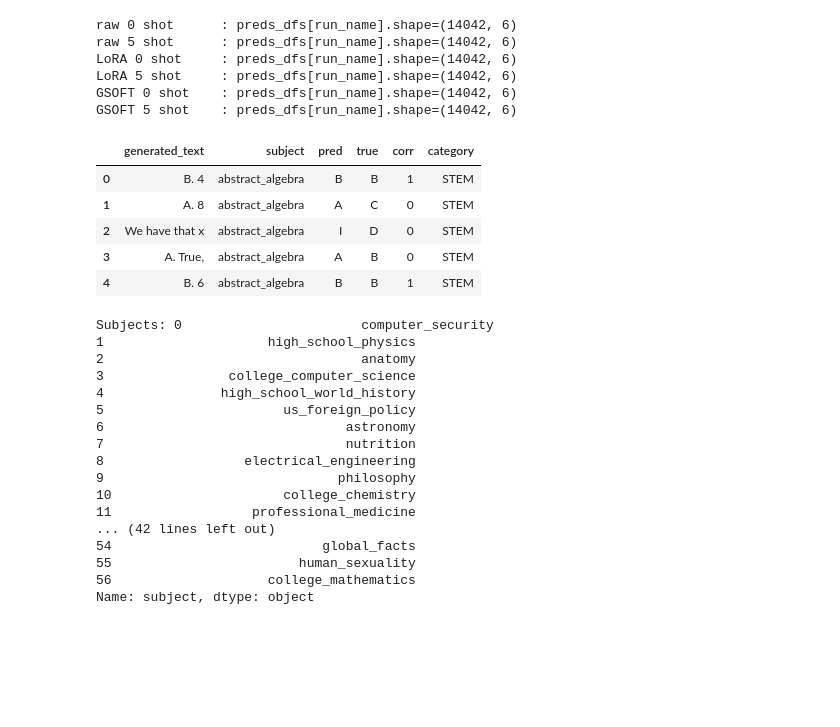
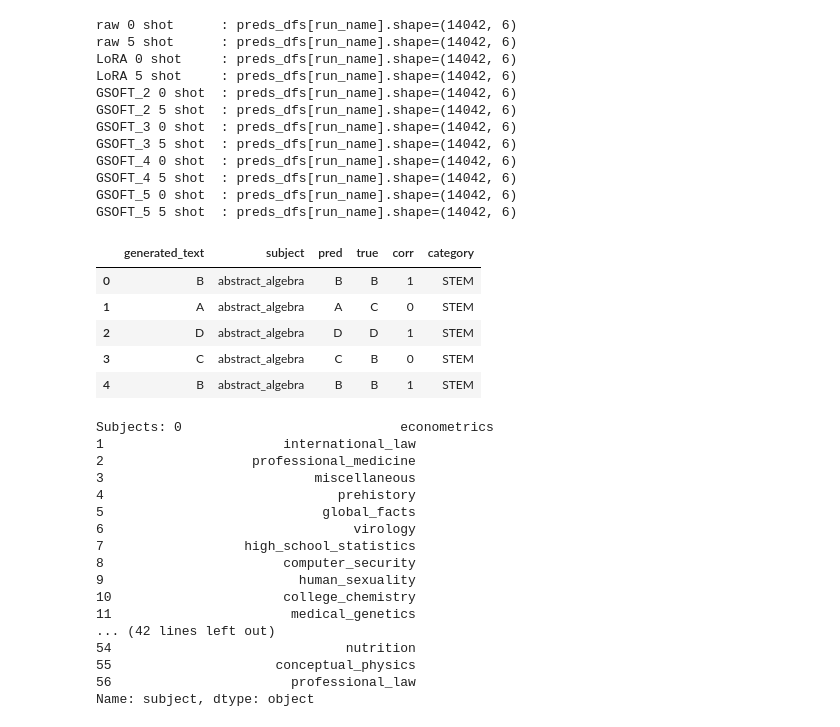
Before and after one commit to Bogachevv/OrthogonalFineTune, a Jupyter notebook: view_preds.ipynb, the cells around one changed output. Saved outputs shown, nothing was run; the diff lists cells and outputs as text; code cells hidden in the pictures; blank space fills up the shorter version.

```diff
--- a/view_preds.ipynb
+++ b/view_preds.ipynb
@@ -9,10 +9,16 @@ import pickle
 preds_path_ls = [
     ('raw 0 shot',   r'C:\Users\Vladimir\PycharmProjects\OrthogonalFineTune\test_preds\Raw_0sh.bin'),
     ('raw 5 shot',   r'C:\Users\Vladimir\PycharmProjects\OrthogonalFineTune\test_preds\Raw_5sh.bin'),
-    ('LoRA 0 shot',  r'C:\Users\Vladimir\PycharmProjects\OrthogonalFineTune\test_preds\LoRA-cfg13_0sh.bin'),
-    ('LoRA 5 shot',  r'C:\Users\Vladimir\PycharmProjects\OrthogonalFineTune\test_preds\LoRA-cfg13_5sh.bin'),
-    ('GSOFT 0 shot', r'C:\Users\Vladimir\PycharmProjects\OrthogonalFineTune\test_preds\GSOFT-cfg0_0sh.bin'),
-    ('GSOFT 5 shot', r'C:\Users\Vladimir\PycharmProjects\OrthogonalFineTune\test_preds\GSOFT-cfg0_5sh.bin'),
+    ('LoRA 0 shot',  r'C:\Users\Vladimir\PycharmProjects\OrthogonalFineTune\test_preds\LoRA-cfg17_0sh.bin'),
+    ('LoRA 5 shot',  r'C:\Users\Vladimir\PycharmProjects\OrthogonalFineTune\test_preds\LoRA-cfg17_5sh.bin'),
+    ('GSOFT_2 0 shot', r'C:\Users\Vladimir\PycharmProjects\OrthogonalFineTune\test_preds\GSOFT-cfg2_0sh.bin'),
+    ('GSOFT_2 5 shot', r'C:\Users\Vladimir\PycharmProjects\OrthogonalFineTune\test_preds\GSOFT-cfg2_5sh.bin'),
+    ('GSOFT_3 0 shot', r'C:\Users\Vladimir\PycharmProjects\OrthogonalFineTune\test_preds\GSOFT-cfg3_0sh.bin'),
+    ('GSOFT_3 5 shot', r'C:\Users\Vladimir\PycharmProjects\OrthogonalFineTune\test_preds\GSOFT-cfg3_5sh.bin'),
+    ('GSOFT_4 0 shot', r'C:\Users\Vladimir\PycharmProjects\OrthogonalFineTune\test_preds\GSOFT-cfg4_0sh.bin'),
+    ('GSOFT_4 5 shot', r'C:\Users\Vladimir\PycharmProjects\OrthogonalFineTune\test_preds\GSOFT-cfg4_5sh.bin'),
+    ('GSOFT_5 0 shot', r'C:\Users\Vladimir\PycharmProjects\OrthogonalFineTune\test_preds\GSOFT-cfg5_0sh.bin'),
+    ('GSOFT_5 5 shot', r'C:\Users\Vladimir\PycharmProjects\OrthogonalFineTune\test_preds\GSOFT-cfg5_5sh.bin'),
 ]
 # %%
 preds_dfs = {}
@@ -27,17 +33,23 @@ raw 0 shot      : preds_dfs[run_name].shape=(14042, 6)
 raw 5 shot      : preds_dfs[run_name].shape=(14042, 6)
 LoRA 0 shot     : preds_dfs[run_name].shape=(14042, 6)
 LoRA 5 shot     : preds_dfs[run_name].shape=(14042, 6)
-GSOFT 0 shot    : preds_dfs[run_name].shape=(14042, 6)
-GSOFT 5 shot    : preds_dfs[run_name].shape=(14042, 6)
+GSOFT_2 0 shot  : preds_dfs[run_name].shape=(14042, 6)
+GSOFT_2 5 shot  : preds_dfs[run_name].shape=(14042, 6)
+GSOFT_3 0 shot  : preds_dfs[run_name].shape=(14042, 6)
+GSOFT_3 5 shot  : preds_dfs[run_name].shape=(14042, 6)
+GSOFT_4 0 shot  : preds_dfs[run_name].shape=(14042, 6)
+GSOFT_4 5 shot  : preds_dfs[run_name].shape=(14042, 6)
+GSOFT_5 0 shot  : preds_dfs[run_name].shape=(14042, 6)
+GSOFT_5 5 shot  : preds_dfs[run_name].shape=(14042, 6)
 # %%
-preds_dfs['GSOFT 0 shot'].head()
+preds_dfs['raw 0 shot'].head()
 # %% [output]
 |  | generated_text | subject | pred | true | corr | category |
-| 0 | B. 4 | abstract_algebra | B | B | 1 | STEM |
-| 1 | A. 8 | abstract_algebra | A | C | 0 | STEM |
-| 2 | We have that x | abstract_algebra | I | D | 0 | STEM |
-| 3 | A. True, | abstract_algebra | A | B | 0 | STEM |
-| 4 | B. 6 | abstract_algebra | B | B | 1 | STEM |
+| 0 | B | abstract_algebra | B | B | 1 | STEM |
+| 1 | A | abstract_algebra | A | C | 0 | STEM |
+| 2 | D | abstract_algebra | D | D | 1 | STEM |
+| 3 | C | abstract_algebra | C | B | 0 | STEM |
+| 4 | B | abstract_algebra | B | B | 1 | STEM |
 # %%
 acc_by_subjects = pd.DataFrame({
     'subject': list(set.union(
@@ -61,22 +73,22 @@ for run_name, preds_df in preds_dfs.items():
         how='right'
     )
 # %% [output]
-Subjects: 0                       computer_security
-1                     high_school_physics
-2                                 anatomy
-3                college_computer_science
-4               high_school_world_history
-5                       us_foreign_policy
-6                               astronomy
-7                               nutrition
-8                  electrical_engineering
-9                              philosophy
+Subjects: 0                            econometrics
+1                       international_law
+2                   professional_medicine
+3                           miscellaneous
+4                              prehistory
+5                            global_facts
+6                                virology
+7                  high_school_statistics
+8                       computer_security
+9                         human_sexuality
 10                      college_chemistry
-11                  professional_medicine
+11                       medical_genetics
 ... (42 lines left out)
-54                           global_facts
-55                        human_sexuality
-56                    college_mathematics
+54                              nutrition
+55                     conceptual_physics
+56                       professional_law
 Name: subject, dtype: object
 # %%
 acc_by_subjects
```
Also changed, not shown: parts of 4 cells of this notebook, 2 other files.
